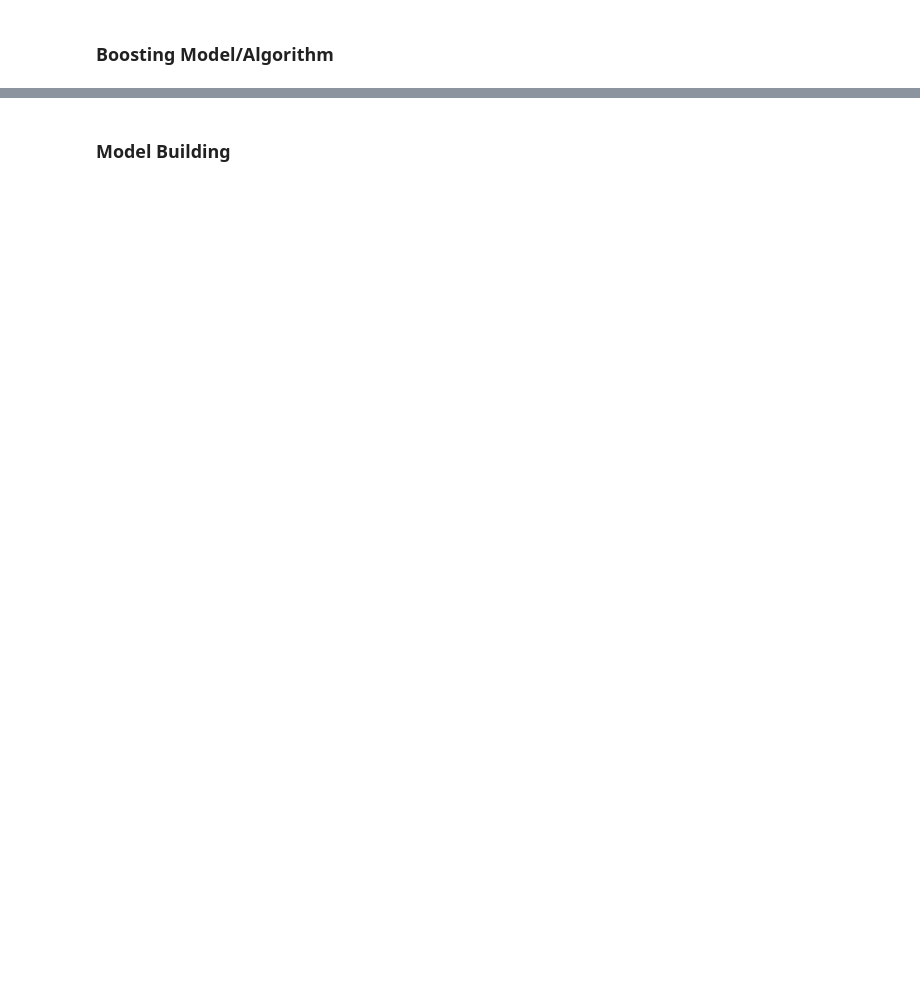
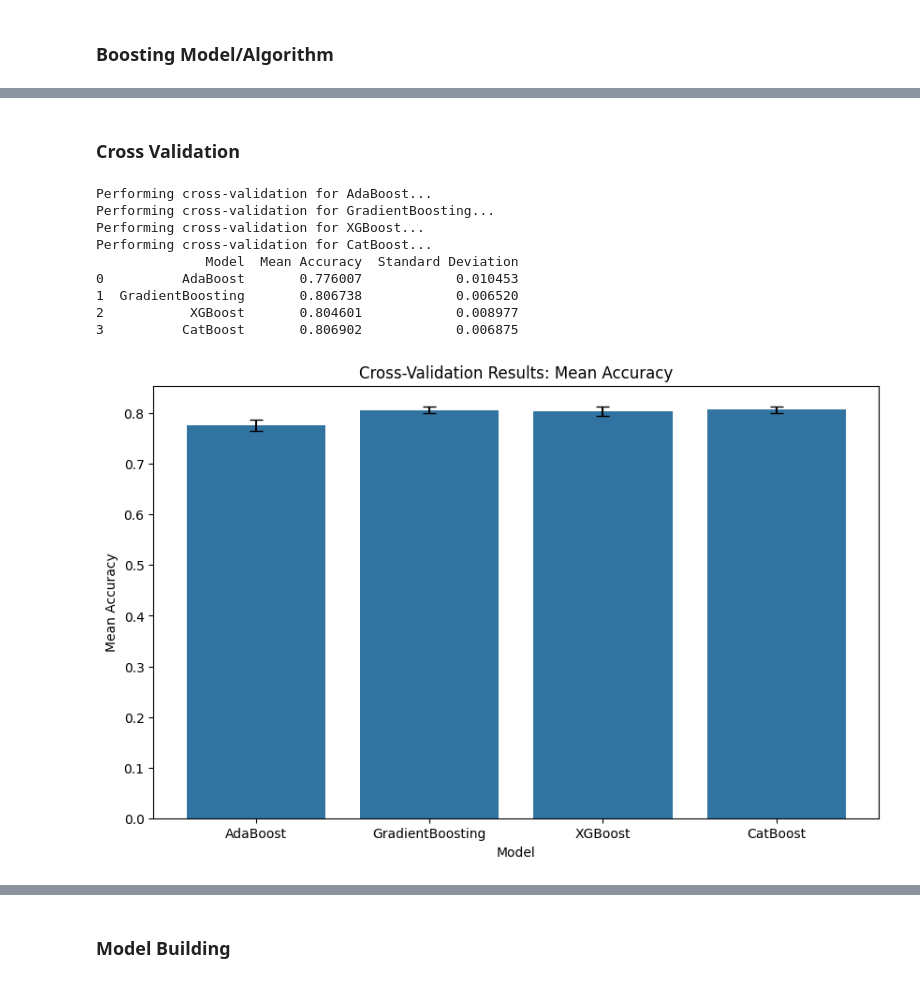
Before and after one commit to pimpaoz15/DISE, a Jupyter notebook: Lab 3/Lab3.ipynb, the cells around one changed output, grey strips where cells are left out. Saved outputs shown, nothing was run; the diff lists cells and outputs as text; code cells hidden in the pictures; blank space fills up the shorter version.

```diff
--- a/Lab 3/Lab3.ipynb
+++ b/Lab 3/Lab3.ipynb
@@ -318,0 +351,10 @@ print(classification_report(y_val, y_pred_hist_gb))
+# %%
+# Separate features and target variable
+X = SpaceTrain.drop('Transported', axis=1)
+y = SpaceTrain['Transported']
+
+# Split the data into training and testing sets
+X_train, X_test, y_train, y_test = train_test_split(X, y, test_size=0.3, random_state=42)
+
+# Show dataset dimensions
+print(f"Training samples: {X_train.shape[0]}, Test samples: {X_test.shape[0]}")
@@ -360,0 +536,60 @@ print(classification_report(y_val, y_pred_catboost))
+# %% [markdown]
+### Cross Validation
+# %%
+# List of models for cross-validation
+models = {
+    'AdaBoost': AdaBoostClassifier(n_estimators=50, random_state=42, algorithm='SAMME'),
+    'GradientBoosting': GradientBoostingClassifier(n_estimators=100, learning_rate=0.1, max_depth=3, random_state=42),
+    'XGBoost': XGBClassifier(n_estimators=100, learning_rate=0.1, max_depth=3, random_state=42),
+    'CatBoost': CatBoostClassifier(iterations=100, learning_rate=0.1, depth=3, verbose=0, random_state=42)
+}
+
+# Initialize a dictionary to store cross-validation results
+cv_results = {'Model': [], 'Mean Accuracy': [], 'Standard Deviation': []}
+
+# Perform 5-fold cross-validation for each model
+for model_name, model in models.items():
+    print(f"Performing cross-validation for {model_name}...")
+
+    # Apply cross-validation (cv=5 for 5-fold cross-validation)
+    cv_scores = cross_val_score(model, X_train, y_train, cv=5, scoring='accuracy')
+
+    # Store the mean and standard deviation of the accuracy scores
+    cv_results['Model'].append(model_name)
+    cv_results['Mean Accuracy'].append(np.mean(cv_scores))
+    cv_results['Standard Deviation'].append(np.std(cv_scores))
+
+# Convert the results to a DataFrame
+cv_results_df = pd.DataFrame(cv_results)
+
+# Display the cross-validation results
+print(cv_results_df)
+
+# Plot the cross-validation accuracy results
+plt.figure(figsize=(10, 6))
+
+# The 'yerr' parameter must be a scalar or an array of the same length as 'y'
+# Here, we convert the 'Standard Deviation' column to a numpy array
+sns.barplot(x='Model', y='Mean Accuracy', data=cv_results_df)
+
+# Add error bars manually
+for i in range(cv_results_df.shape[0]):
+    plt.errorbar(x=i,
+                 y=cv_results_df['Mean Accuracy'][i],
+                 yerr=cv_results_df['Standard Deviation'][i],
+                 fmt='none', c='black', capsize=5)
+
+plt.title('Cross-Validation Results: Mean Accuracy')
+plt.ylabel('Mean Accuracy')
+plt.show()
+# %% [output]
+Performing cross-validation for AdaBoost...
+Performing cross-validation for GradientBoosting...
+Performing cross-validation for XGBoost...
+Performing cross-validation for CatBoost...
+              Model  Mean Accuracy  Standard Deviation
+0          AdaBoost       0.776007            0.010453
+1  GradientBoosting       0.806738            0.006520
+2           XGBoost       0.804601            0.008977
+3          CatBoost       0.806902            0.006875
+[figure, added]
```
Also changed, not shown: parts of 44 cells of this notebook, 5 other files.
